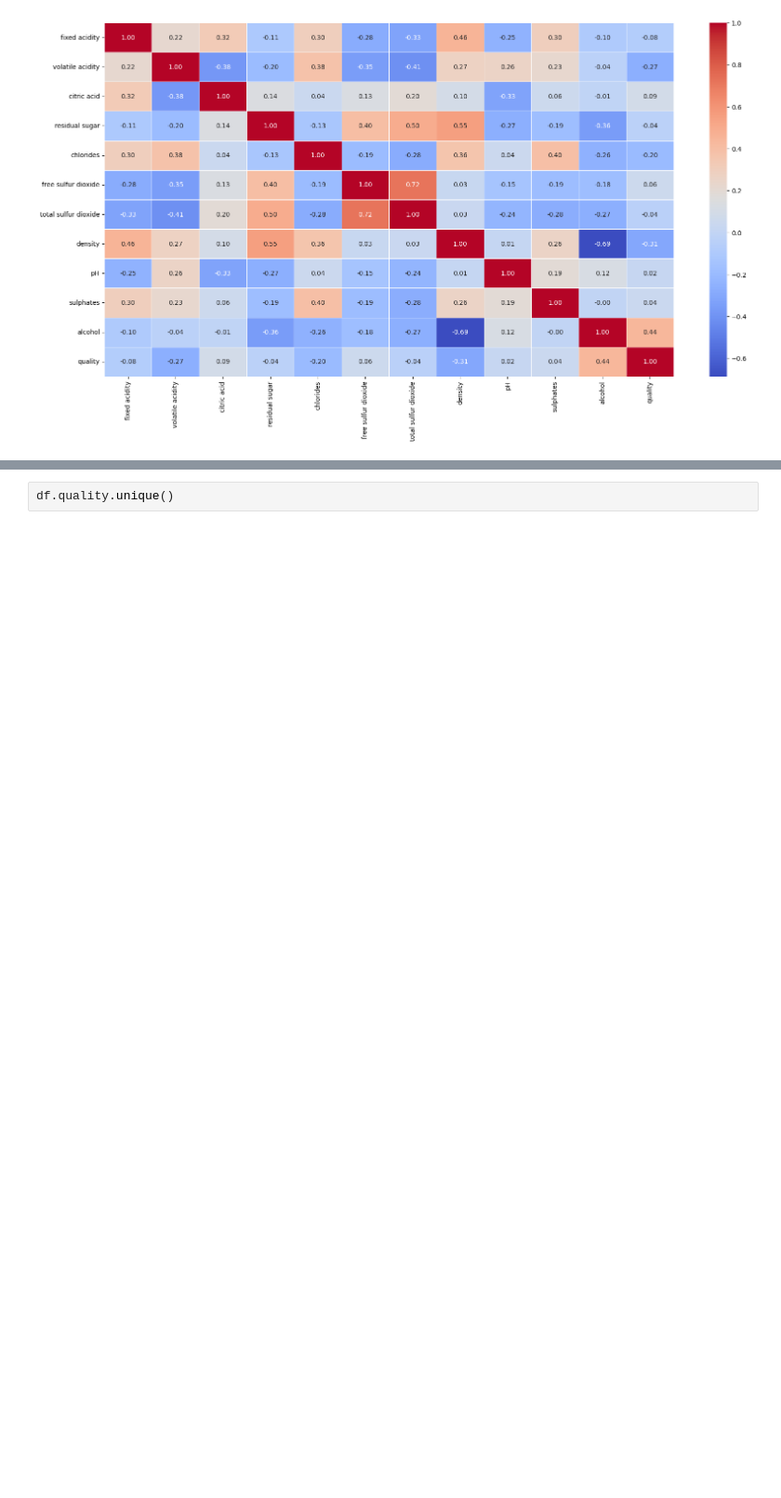
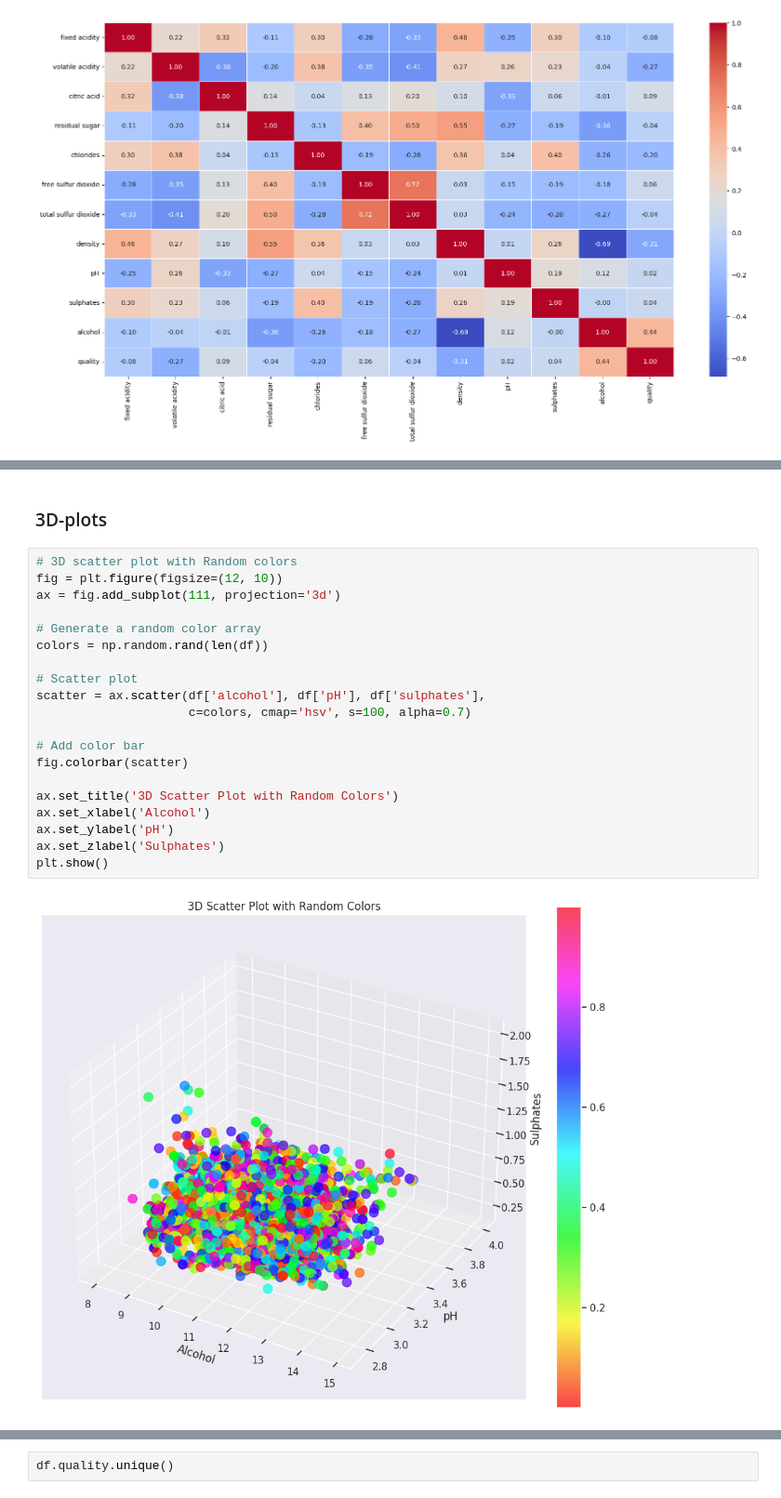
Before and after one commit to CodeRTX/Wine-Quality-Analysis, a Jupyter notebook: Wine_Quality.ipynb, the cells around one changed output, grey strips where cells are left out. Shown at 93% size. Saved outputs shown, nothing was run; the diff lists cells and outputs as text; blank space fills up the shorter version.

```diff
--- a/Wine_Quality.ipynb
+++ b/Wine_Quality.ipynb
@@ -182,0 +223,24 @@ sns.heatmap(corr, annot=True, cmap='coolwarm', fmt=".2f", linewidths=0.5)
+# %% [markdown]
+### 3D-plots
+# %%
+# 3D scatter plot with Random colors
+fig = plt.figure(figsize=(12, 10))
+ax = fig.add_subplot(111, projection='3d')
+
+# Generate a random color array
+colors = np.random.rand(len(df))
+
+# Scatter plot
+scatter = ax.scatter(df['alcohol'], df['pH'], df['sulphates'],
+                     c=colors, cmap='hsv', s=100, alpha=0.7)
+
+# Add color bar
+fig.colorbar(scatter)
+
+ax.set_title('3D Scatter Plot with Random Colors')
+ax.set_xlabel('Alcohol')
+ax.set_ylabel('pH')
+ax.set_zlabel('Sulphates')
+plt.show()
+# %% [output]
+[figure, added]
```
Also changed, not shown: parts of 4 cells of this notebook.
